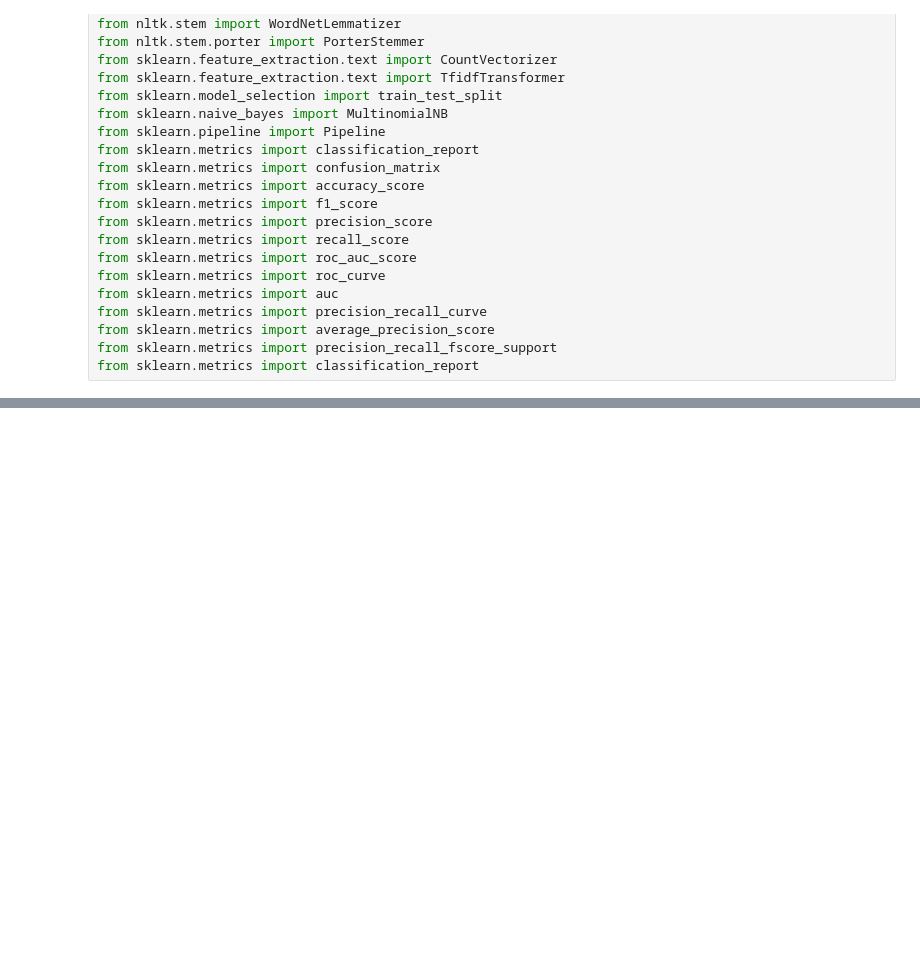
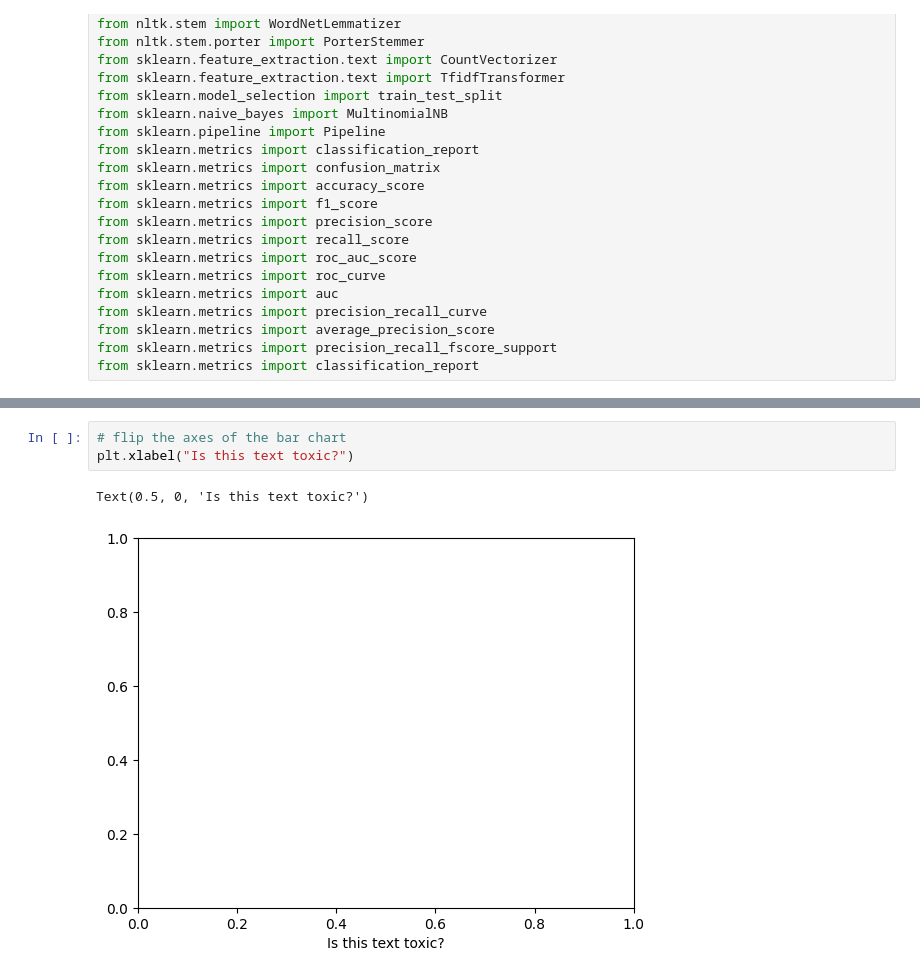
Before and after one commit to jwc20/toxicity-and-profanity-notebook, a Jupyter notebook: toxicity.ipynb, the cells around one changed output, grey strips where cells are left out. Saved outputs shown, nothing was run; the diff lists cells and outputs as text; blank space fills up the shorter version.

```diff
--- a/toxicity.ipynb
+++ b/toxicity.ipynb
@@ -32,0 +57,6 @@ toxicity = pd.read_csv("t")
+# %%
+# flip the axes of the bar chart
+plt.xlabel("Is this text toxic?")
+# %% [output]
+Text(0.5, 0, 'Is this text toxic?')
+[figure, added]
```
Also changed, not shown: parts of 28 cells of this notebook.
